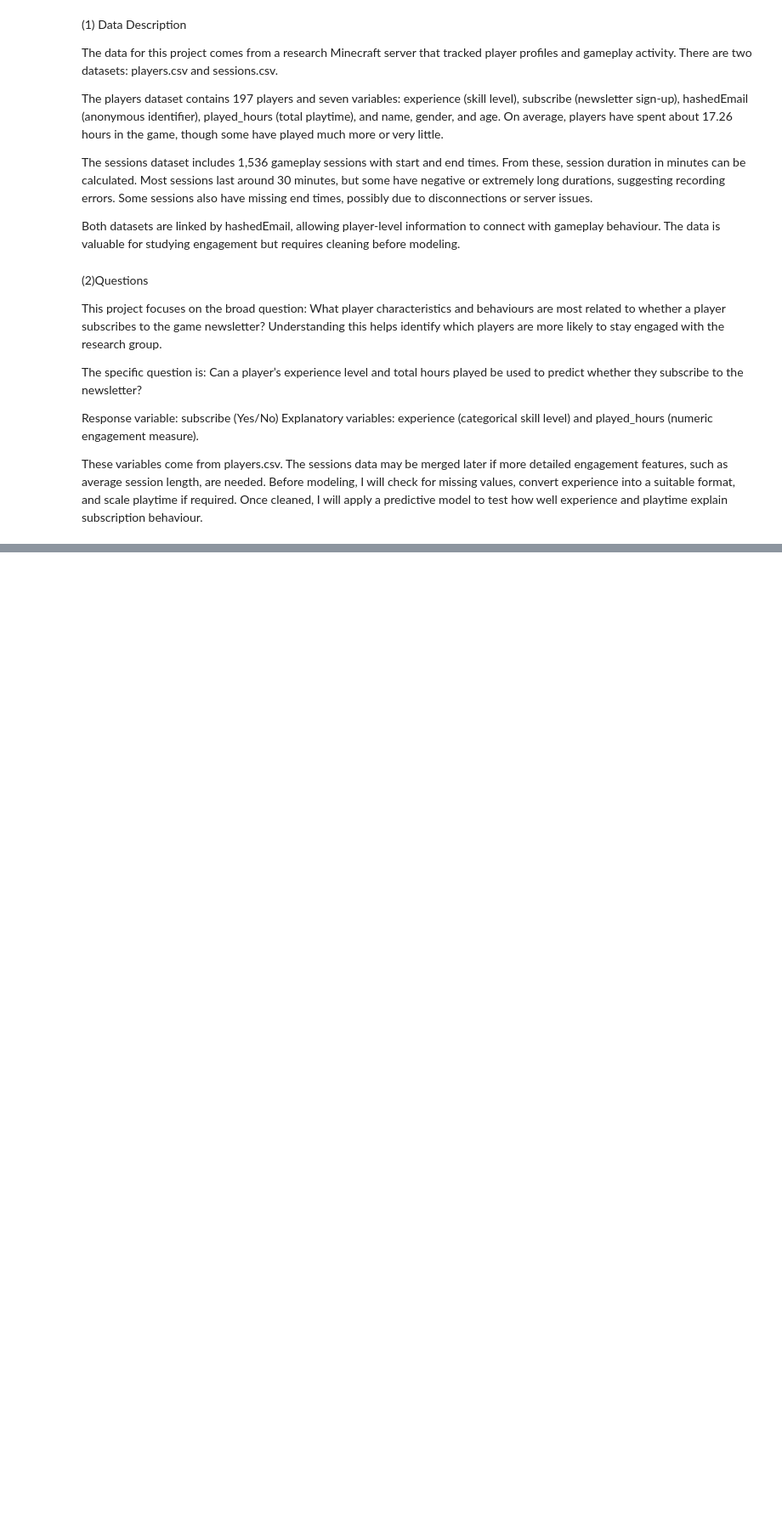
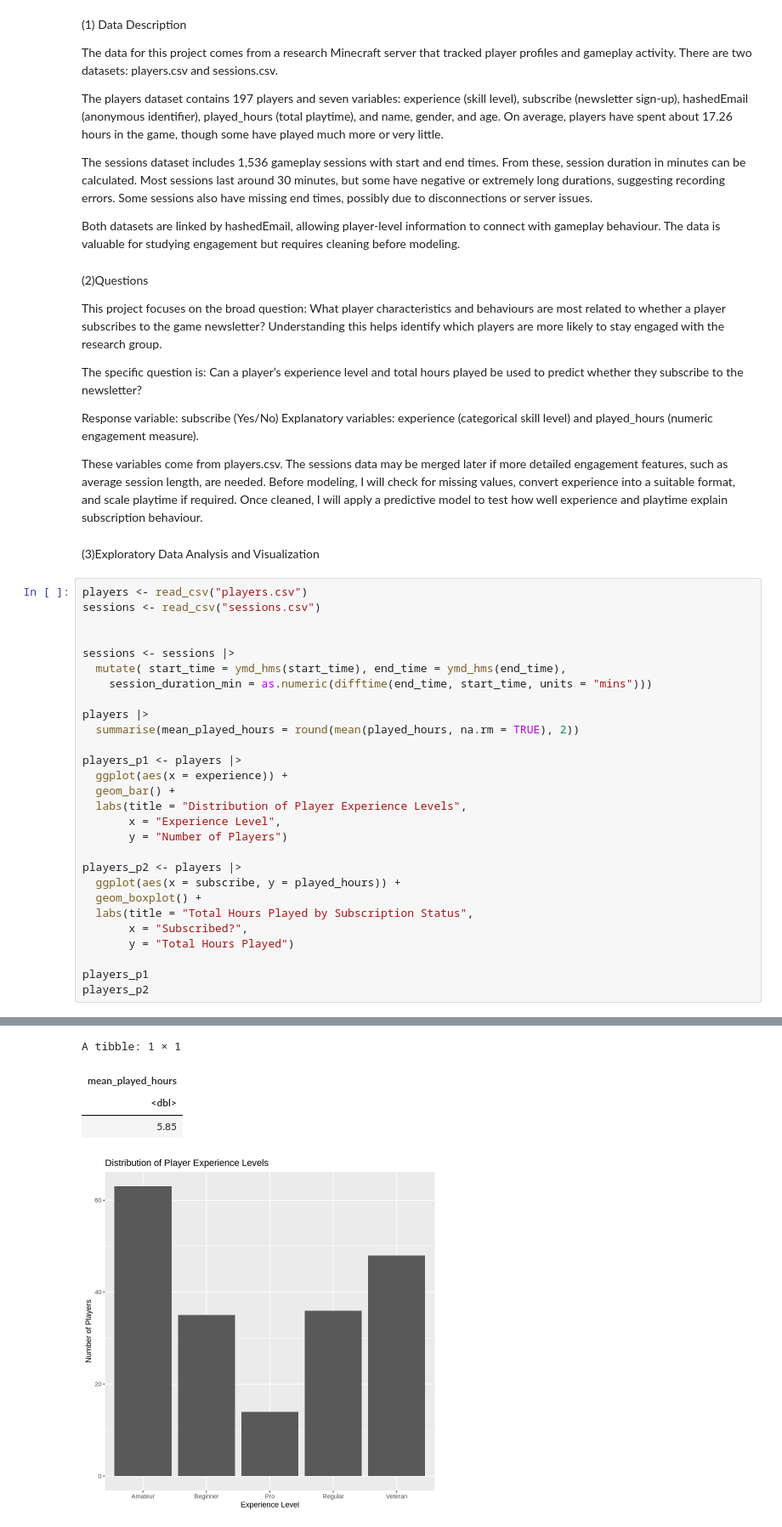
Before and after one commit to Mehtab-H/Individual-Planning-Report, a Jupyter notebook: individual_planning.ipynb, the cells around one changed output, grey strips where cells are left out. Shown: that part at 85% size. Saved outputs shown, nothing was run; the diff lists cells and outputs as text; blank space fills up the shorter version.

Commit message:
Added Exploratory Data Analysis,  and Methods Plan
Described planned use of logistic regression, assumptions, data preparation steps, and validation approach for prediction.

```diff
--- a/individual_planning.ipynb
+++ b/individual_planning.ipynb
@@ -32,3 +32,34 @@ The specific question is: Can a player’s experience level and total hours play
 Response variable: subscribe (Yes/No) Explanatory variables: experience (categorical skill level) and played_hours (numeric engagement measure).
 
 These variables come from players.csv. The sessions data may be merged later if more detailed engagement features, such as average session length, are needed. Before modeling, I will check for missing values, convert experience into a suitable format, and scale playtime if required. Once cleaned, I will apply a predictive model to test how well experience and playtime explain subscription behaviour.
+# %% [markdown]
+(3)Exploratory Data Analysis and Visualization
+# %%
+players <- read_csv("players.csv")
+sessions <- read_csv("sessions.csv")
+
+
+sessions <- sessions |>
+  mutate( start_time = ymd_hms(start_time), end_time = ymd_hms(end_time),
+    session_duration_min = as.numeric(difftime(end_time, start_time, units = "mins")))
+
+players |>
+  summarise(mean_played_hours = round(mean(played_hours, na.rm = TRUE), 2))
+
+players_p1 <- players |>
+  ggplot(aes(x = experience)) +
+  geom_bar() +
+  labs(title = "Distribution of Player Experience Levels",
+       x = "Experience Level",
+       y = "Number of Players")
+
+players_p2 <- players |>
+  ggplot(aes(x = subscribe, y = played_hours)) +
+  geom_boxplot() +
+  labs(title = "Total Hours Played by Subscription Status",
+       x = "Subscribed?",
+       y = "Total Hours Played")
+
+players_p1
+players_p2
+# %% [output]
@@ -34,0 +83,5 @@ These variables come from players.csv. The sessions data may be merged later if
+A tibble: 1 × 1
+| mean_played_hours |
+| <dbl> |
+| 5.85 |
+[figure, added]
```
Also changed, not shown: parts of 4 cells of this notebook.
